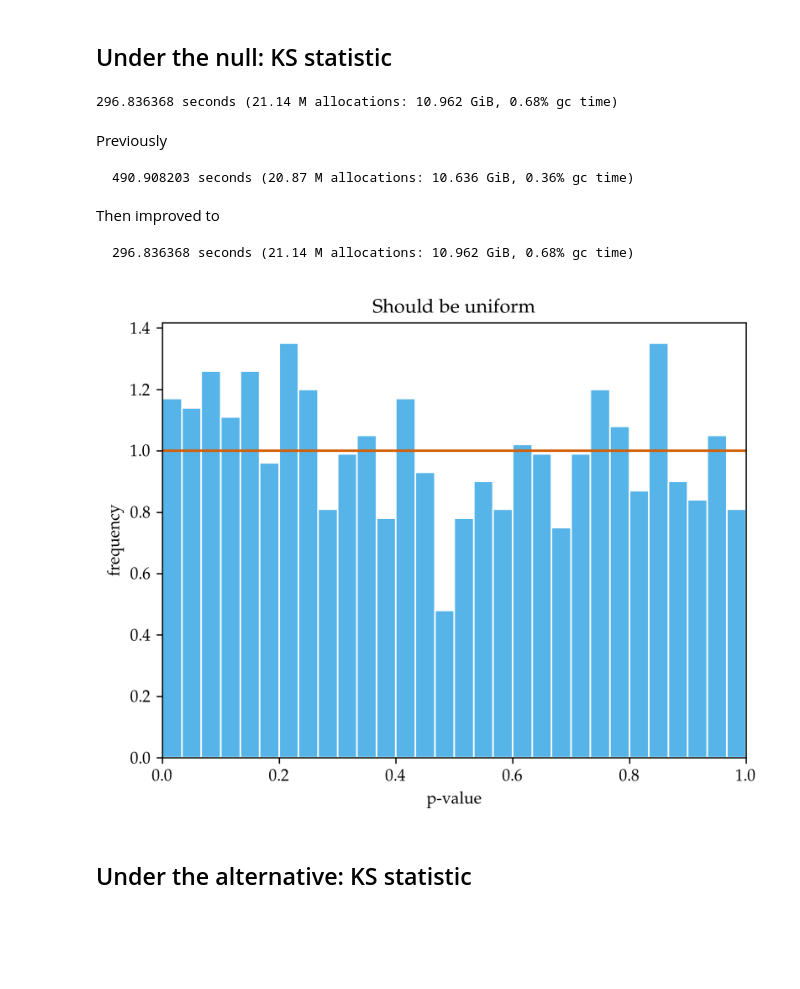
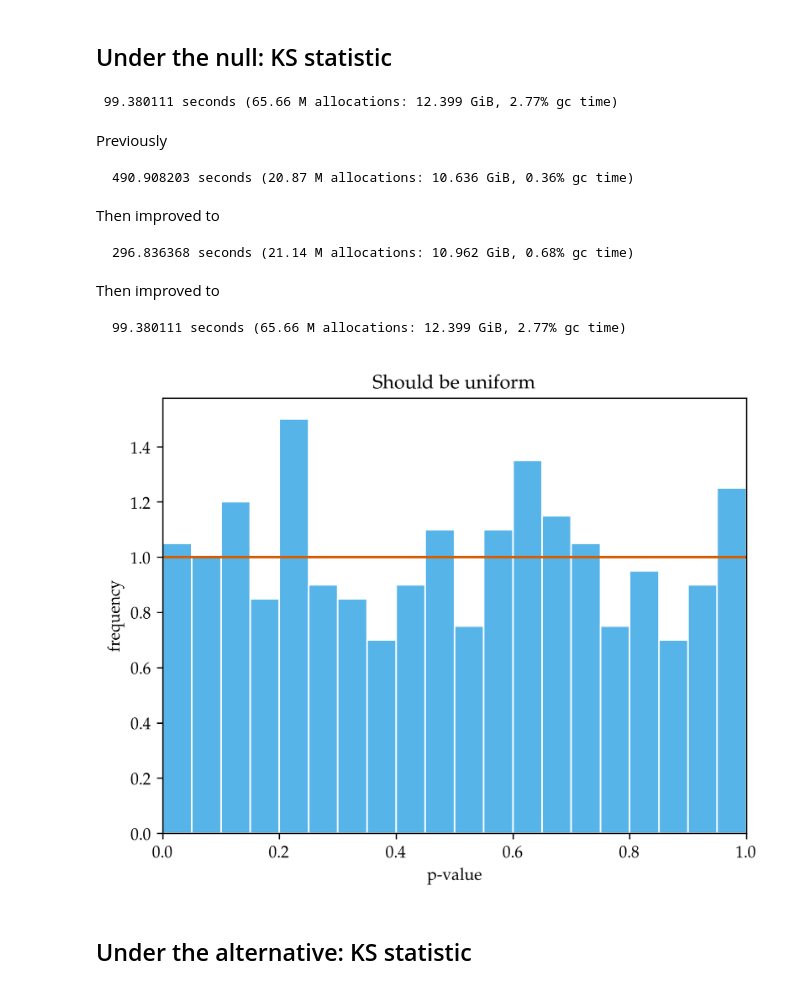
Before and after one commit to maximerischard/DeconvolutionTests.jl, a Jupyter notebook: notebooks/BootstrapTest.ipynb, the cells around one changed output. Drawn from its saved outputs; the diff is of its cells as text; code cells hidden in the pictures; blank space fills up the shorter version.

```diff
--- a/notebooks/BootstrapTest.ipynb
+++ b/notebooks/BootstrapTest.ipynb
@@ -223,17 +208,20 @@ plt.xlim(0, 1)
 # %% [markdown]
 ## Under the null: KS statistic
 # %%
+fourier = DeconvolveDistribution.FourierDeconv(0.3, xx, 50)
 @time null_pvals_KS_2 = [
     KS.sim_deconv(
         Normal(0.0, 2.0), Normal(0.0, 2.0),
         Gamma(2.0, 1.0), Gamma(2.0, 2.0),
-        n_X, n_Y, KS.KS_test_statistic;
+        n_X, n_Y, KS.KS_test_statistic,
+        fourier
+        ;
         niter=200
         )
-    for _ in 1:1000]
+    for _ in 1:400]
 ;
 # %% [output]
-296.836368 seconds (21.14 M allocations: 10.962 GiB, 0.68% gc time)
+ 99.380111 seconds (65.66 M allocations: 12.399 GiB, 2.77% gc time)
 # %% [markdown]
 Previously
 
@@ -242,16 +230,20 @@ Previously
 Then improved to
 
     296.836368 seconds (21.14 M allocations: 10.962 GiB, 0.68% gc time)
+
+Then improved to
+
+    99.380111 seconds (65.66 M allocations: 12.399 GiB, 2.77% gc time)
 # %%
-plt.plt[:hist](null_pvals_KS_2, bins=30, color=cbbPalette[2], normed=true, edgecolor="white")
+plt.plt[:hist](null_pvals_KS_2, bins=0:0.05:1.0, color=cbbPalette[2], normed=true, edgecolor="white")
 plt.axhline(1.0, color=cbbPalette[6])
 plt.xlabel("p-value")
 plt.ylabel("frequency")
 plt.title("Should be uniform")
 plt.xlim(0, 1)
 ;
 # %% [output]
-[figure, old version]
+[figure, new version]
 # %% [markdown]
 ## Under the alternative: KS statistic
 # %%
```
Also changed, not shown: parts of 17 cells of this notebook, 7 other files.
